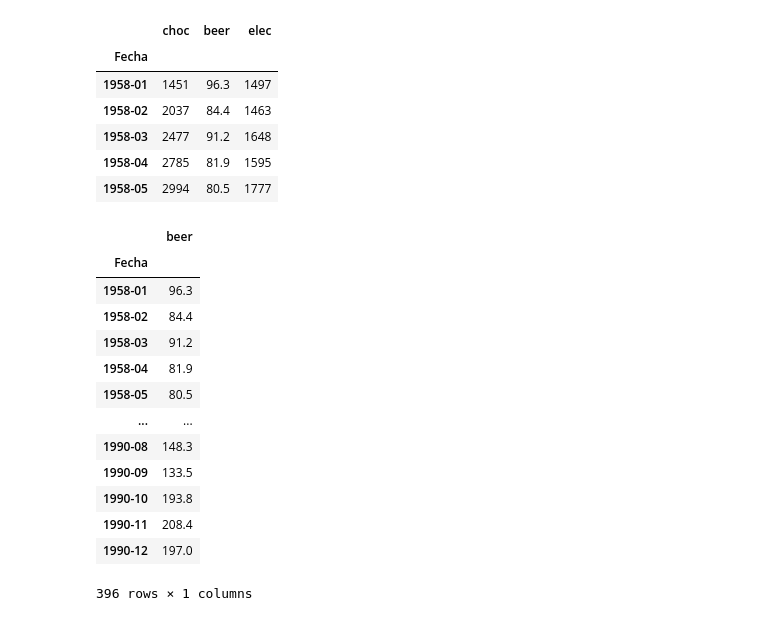
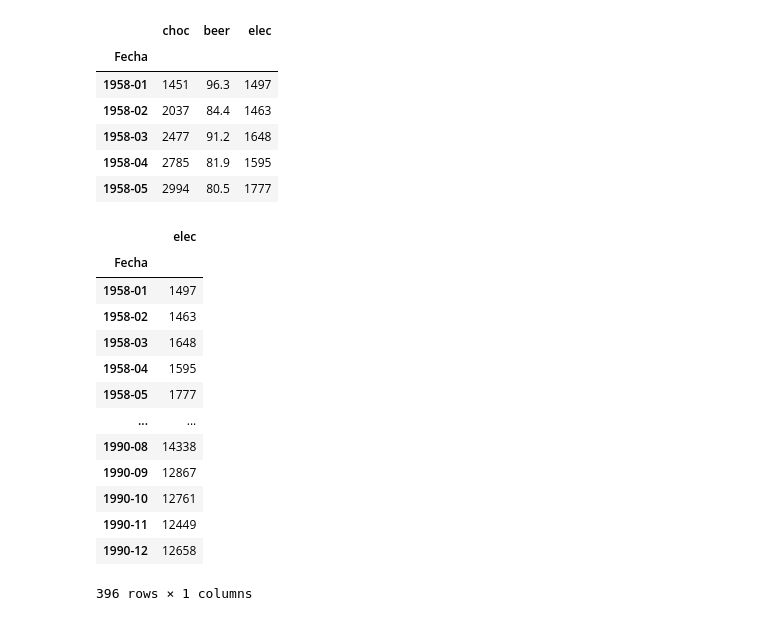
Before and after one commit to salpimentel/Time-Series, a Jupyter notebook: Copy_of_L01_Challenge.ipynb, the cells around one changed output. Cells and saved outputs as stored; diff of their text form; code cells hidden in the pictures.

```diff
--- a/Copy_of_L01_Challenge.ipynb
+++ b/Copy_of_L01_Challenge.ipynb
@@ -43,27 +43,27 @@ df_full.head()
 # %%
 # OJO!!!!!!!!!!!!!!
 # Modifica el nombre de la columna por aquella que deseas analizar:
 
 # Remplaza 'NOMBRE' por:
 
 # 'choc' : Producción de bienes a base de chocolate (toneladas)
 # 'beer' : Producción de cerveza (millones de litros)
 # 'elec' : Producción de electricidad (millones de kWh)
 
-df = df_full['NOMBRE'].to_frame()
+df = df_full['elec'].to_frame()
 df
 # %% [output]
-|  | beer |
+|  | elec |
 | Fecha |  |
-| 1958-01 | 96.3 |
-| 1958-02 | 84.4 |
-| 1958-03 | 91.2 |
-| 1958-04 | 81.9 |
-| 1958-05 | 80.5 |
+| 1958-01 | 1497 |
+| 1958-02 | 1463 |
+| 1958-03 | 1648 |
+| 1958-04 | 1595 |
+| 1958-05 | 1777 |
 | ... | ... |
-| 1990-08 | 148.3 |
-| 1990-09 | 133.5 |
-| 1990-10 | 193.8 |
-| 1990-11 | 208.4 |
-| 1990-12 | 197.0 |
+| 1990-08 | 14338 |
+| 1990-09 | 12867 |
+| 1990-10 | 12761 |
+| 1990-11 | 12449 |
+| 1990-12 | 12658 |
 396 rows × 1 columns
```
Also changed, not shown: parts of 5 cells of this notebook.
